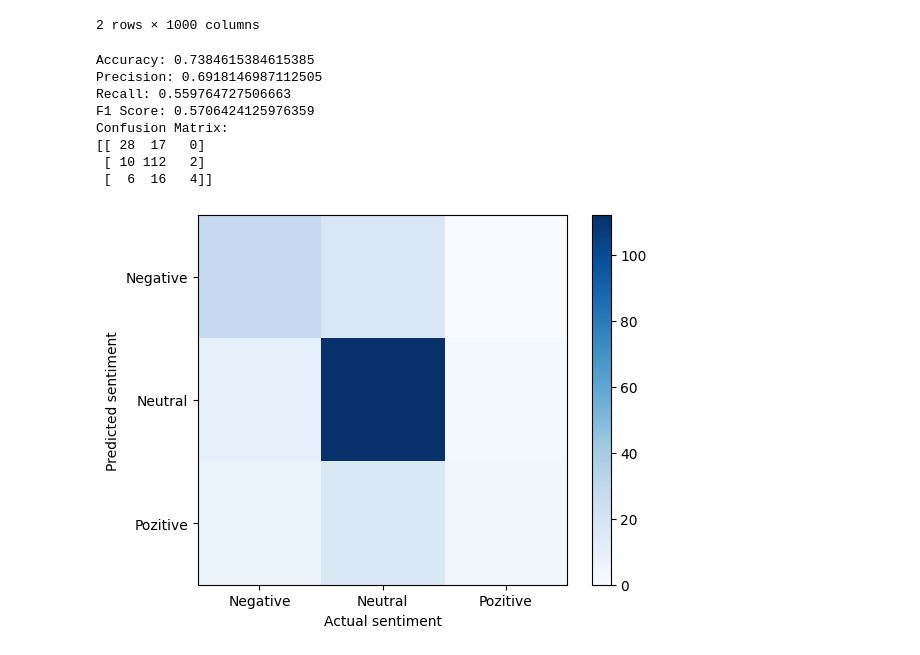
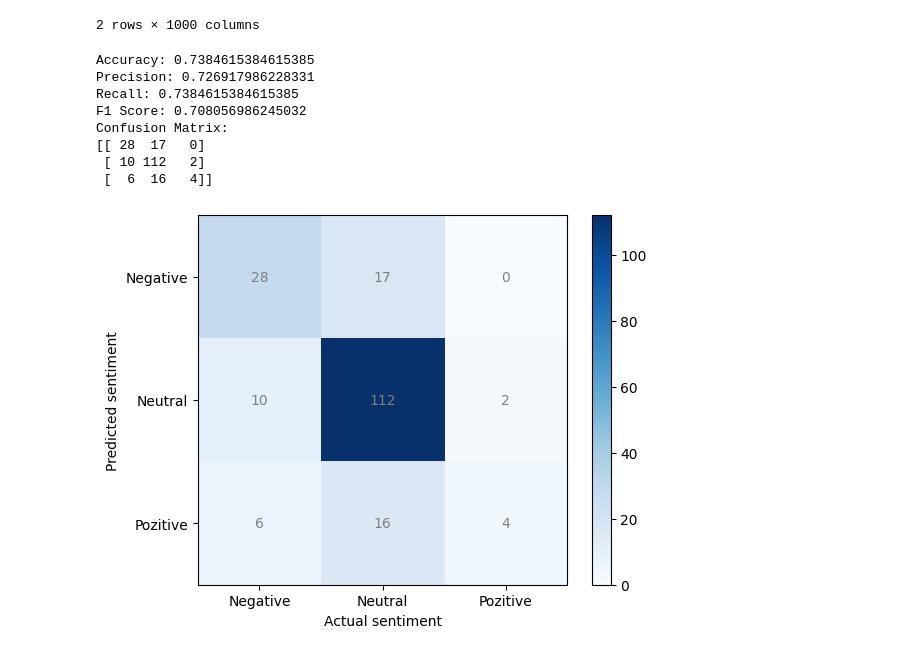
Before and after one commit to andrea-mar/BBK_MScDataScience2reddit_posts, a Jupyter notebook: sentiment_analysis_aba_posts.ipynb, the cells around one changed output. Drawn from its saved outputs; the diff is of its cells as text; code cells hidden in the pictures.

Commit message:
full lableld dataset - sentiment and author

```diff
--- a/sentiment_analysis_aba_posts.ipynb
+++ b/sentiment_analysis_aba_posts.ipynb
@@ -1571,9 +1586,11 @@ from sklearn.feature_extraction.text import TfidfVectorizer
 
 vectorizer = TfidfVectorizer(max_features=1000) # the vectorizer will only consider the top 1000 terms with the highest TF-IDF scores ( otherwise the dimentionality would be too high; also this way the most important words - freqency - will be used => noise reduction)
 corpus = x_ros.new_document.tolist()
+original_corpus = X_train.new_document.tolist()
 
 vectorized_x_ros = vectorizer.fit_transform(corpus)
-vectorized_x_ros.shape
+vectorized_X_train = vectorizer.fit_transform(original_corpus)
+vectorized_x_ros.shape, vectorized_X_train.shape
 
-# docuement vector = 4763 dimentsions
+# docuement vector = 1000 dimentsions (features = corpus vocab size)
 # %% [output]
@@ -1593,7 +1610,8 @@ vectorized_x_ros.head()
 from sklearn.preprocessing import LabelEncoder
 # encode the sentiment classes as numbers
 label_encoder = LabelEncoder()
-y_encoded = label_encoder.fit_transform(y_ros.sentiment)
+y_ros_encoded = label_encoder.fit_transform(y_ros.sentiment)
+y_train_encoded = label_encoder.fit_transform(y_train.sentiment)
 
 # get the mapping
 class_mapping = dict(zip(label_encoder.classes_, label_encoder.transform(label_encoder.classes_)))
@@ -1653,0 +1690,10 @@ Standard deviation of CV scores for Random Forest: 0.019854570141946536
+# %%
+# original dataset
+# cross-validation
+num_folds = 5
+cv_scores_rf = cross_val_score(rf_model, vectorized_X_train, y_train_encoded, cv=num_folds, scoring='f1_weighted')
+
+# print the cross-validation scores for random forest
+print(f'Random Forest Cross-validation scores: {cv_scores_rf}')
+print(f'Mean CV score for Random Forest: {np.mean(cv_scores_rf)}')
+print(f'Standard deviation of CV scores for Random Forest: {np.std(cv_scores_rf)}')
@@ -1654,4 +1707,5 @@ Standard deviation of CV scores for Random Forest: 0.019854570141946536
 # %%
+# the augmented dataset
 # random forest performance seems best
 # use grid search to find better parameters
 from sklearn.model_selection import GridSearchCV
@@ -1669,7 +1723,7 @@ rf_model = RandomForestClassifier(random_state=7)
 grid_search = GridSearchCV(rf_model, param_grid, cv=num_folds, scoring='f1_macro')
 
 # fit the grid search to the data
-grid_search.fit(vectorized_x_ros, y_encoded)
+grid_search.fit(vectorized_x_ros, y_ros_encoded)
 
 # print the best parameters found by GridSearchCV
 print(f'Best Parameters: {grid_search.best_params_}')
@@ -1678,7 +1732,7 @@ print(f'Best Parameters: {grid_search.best_params_}')
 best_rf_model = grid_search.best_estimator_
 
 # cross-validation with the best model
-cv_scores_best_rf = cross_val_score(best_rf_model, vectorized_x_ros, y_encoded, cv=num_folds)
+cv_scores_best_rf = cross_val_score(best_rf_model, vectorized_x_ros, y_ros_encoded, cv=num_folds)
 
 # print the cross-validation scores for the best RF model
 print(f'Best Random Forest Cross-validation scores: {cv_scores_best_rf}')
@@ -1739,16 +1867,16 @@ vectorized_X_test.head(2)
 # %%
 from sklearn.metrics import accuracy_score, precision_score, recall_score, f1_score, confusion_matrix
 
-# performance on test dataset
+# performance on test dataset RF
 
 # compute predictions
 predicted_sentiments = best_rf_model.predict(vectorized_X_test)
 
 # compute evaluation metrics
 accuracy = accuracy_score(y_test_encoded, predicted_sentiments)
-precision = precision_score(y_test_encoded, predicted_sentiments, average='macro')
-recall = recall_score(y_test_encoded, predicted_sentiments, average='macro')
-f1 = f1_score(y_test_encoded, predicted_sentiments, average='macro')
+precision = precision_score(y_test_encoded, predicted_sentiments, average='weighted')
+recall = recall_score(y_test_encoded, predicted_sentiments, average='weighted')
+f1 = f1_score(y_test_encoded, predicted_sentiments, average='weighted')
 conf_matrix = confusion_matrix(y_test_encoded, predicted_sentiments)
 
 # print metrics
@@ -1759,13 +1887,13 @@ print(f'F1 Score: {f1}')
 print(f'Confusion Matrix:\n{conf_matrix}')
 
 
-# as expected the random forest does not perform well on the current dataset
-# the model is overfitted to the training data
+# as expected the random forest does not perform well on the current dataset -> see confusion matrix
+# the model is overfitted to the training data -> it seems to predict well the neutral class ( the majority class )
 # %% [output]
 Accuracy: 0.7384615384615385
-Precision: 0.6918146987112505
-Recall: 0.559764727506663
-F1 Score: 0.5706424125976359
+Precision: 0.726917986228331
+Recall: 0.7384615384615385
+F1 Score: 0.708056986245032
 Confusion Matrix:
 [[ 28  17   0]
  [ 10 112   2]
@@ -1773,23 +1901,28 @@ Confusion Matrix:
 # %%
 sentiment_classes = ['Negative', 'Neutral','Pozitive']
 # Negative: 0
 # Neutral: 1
 # Pozitive: 2
 
 # plot confusion matrix for test set
 plt.imshow(conf_matrix, interpolation="nearest", cmap=plt.cm.Blues)
 plt.colorbar()
 tick_marks = np.arange(len(sentiment_classes))
 plt.xticks(tick_marks, sentiment_classes)
 plt.yticks(tick_marks, sentiment_classes)
 plt.xlabel("Actual sentiment")
 plt.ylabel("Predicted sentiment")
+
+# display the values in each cell
+for i in range(len(sentiment_classes)):
+    for j in range(len(sentiment_classes)):
+        plt.text(j, i, str(conf_matrix[i, j]), ha='center', va='center', color='grey')
 plt.show()
 
 # the model can predict well the neutral text
 # it perfoms worst with Pozitive examples
 # this is to be expected as the dataset is very imbalanced and the model has access to a lot of examples for the neutral class
 # not many unique examples for the other 2 classes
 # this is consistent with Hartmann et al (2023) findings that traditional ML methods do not perform much better than chance for 3 class sentiment classification
 # %% [output]
-[figure, old version]
+[figure, new version]
```
Also changed, not shown: parts of 22 cells of this notebook, 1 other file.
